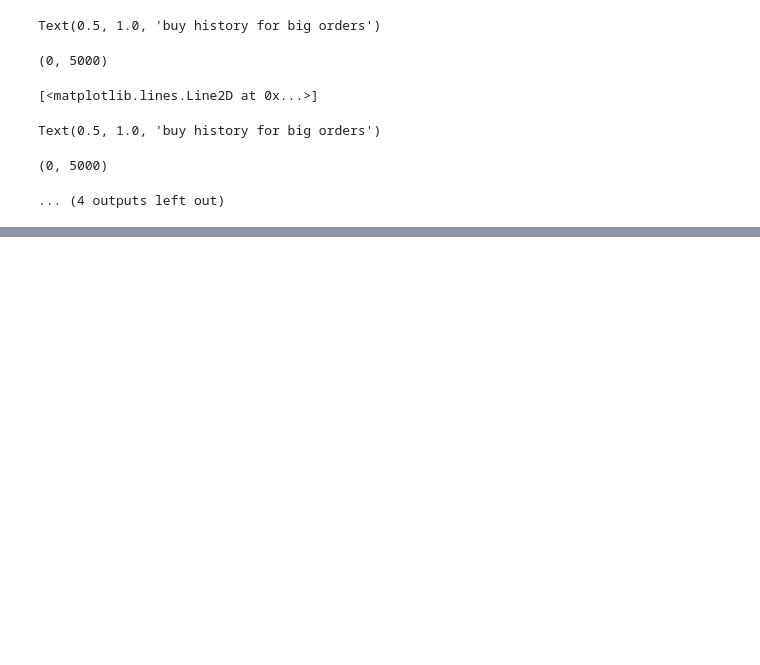
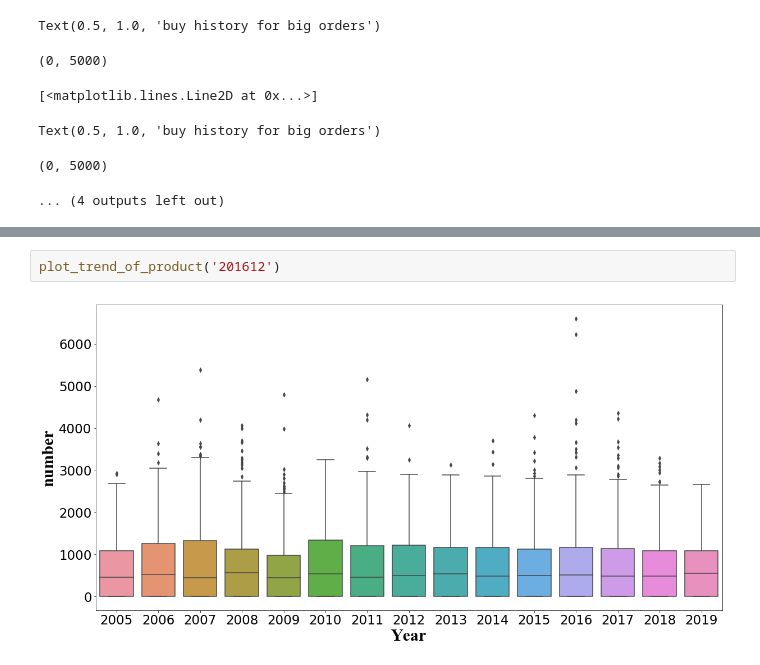
Before and after one commit to HuangYiran/schloetter, a Jupyter notebook: notebooks/First View.ipynb, the cells around one changed output, grey strips where cells are left out. Drawn from its saved outputs; the diff is of its cells as text; blank space fills up the shorter version.

```diff
--- a/notebooks/First View.ipynb
+++ b/notebooks/First View.ipynb
@@ -638,0 +703,4 @@ tmp.describe()
+# %%
+plot_trend_of_product('201612')
+# %% [output]
+[figure, added]
```
Also changed, not shown: parts of 26 cells of this notebook.
